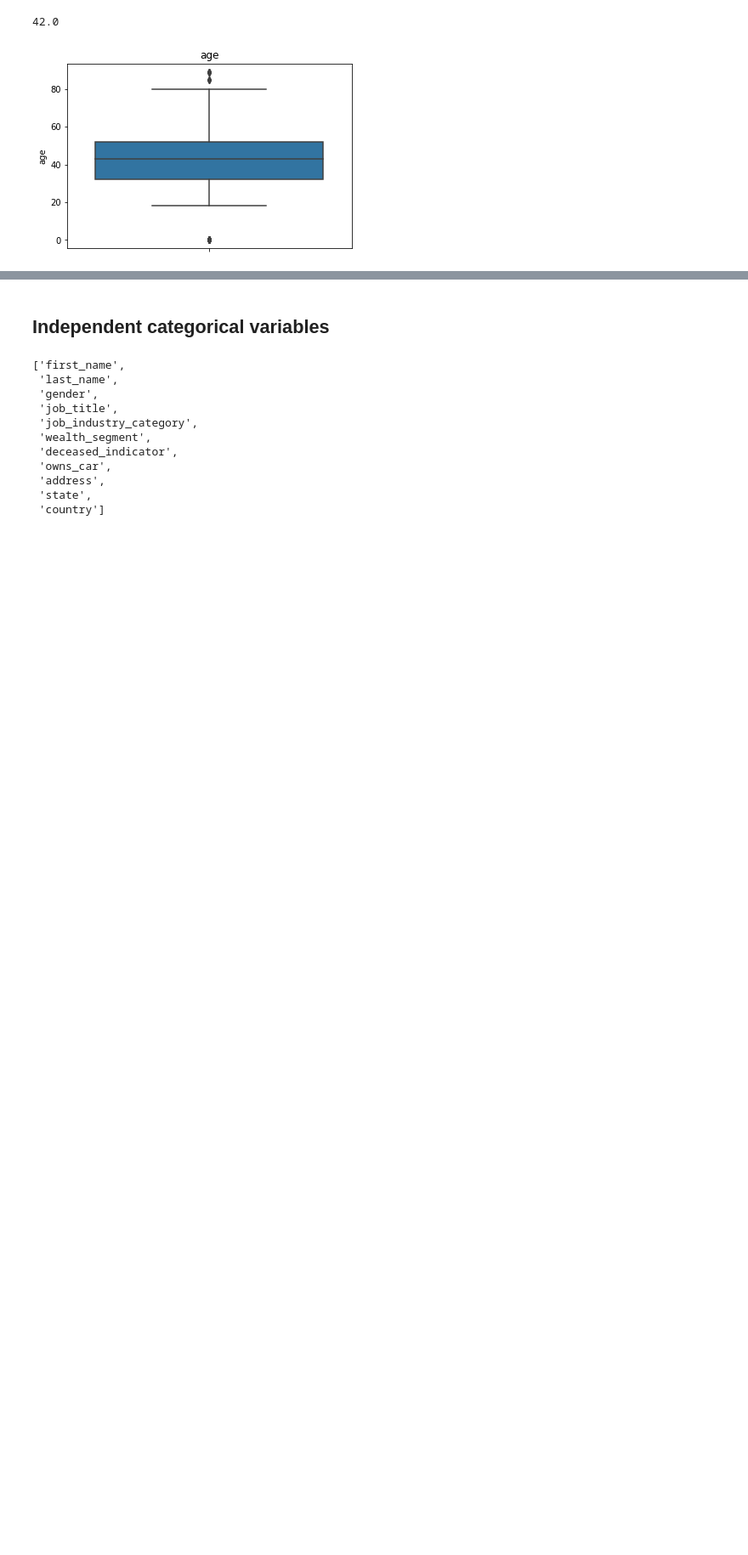
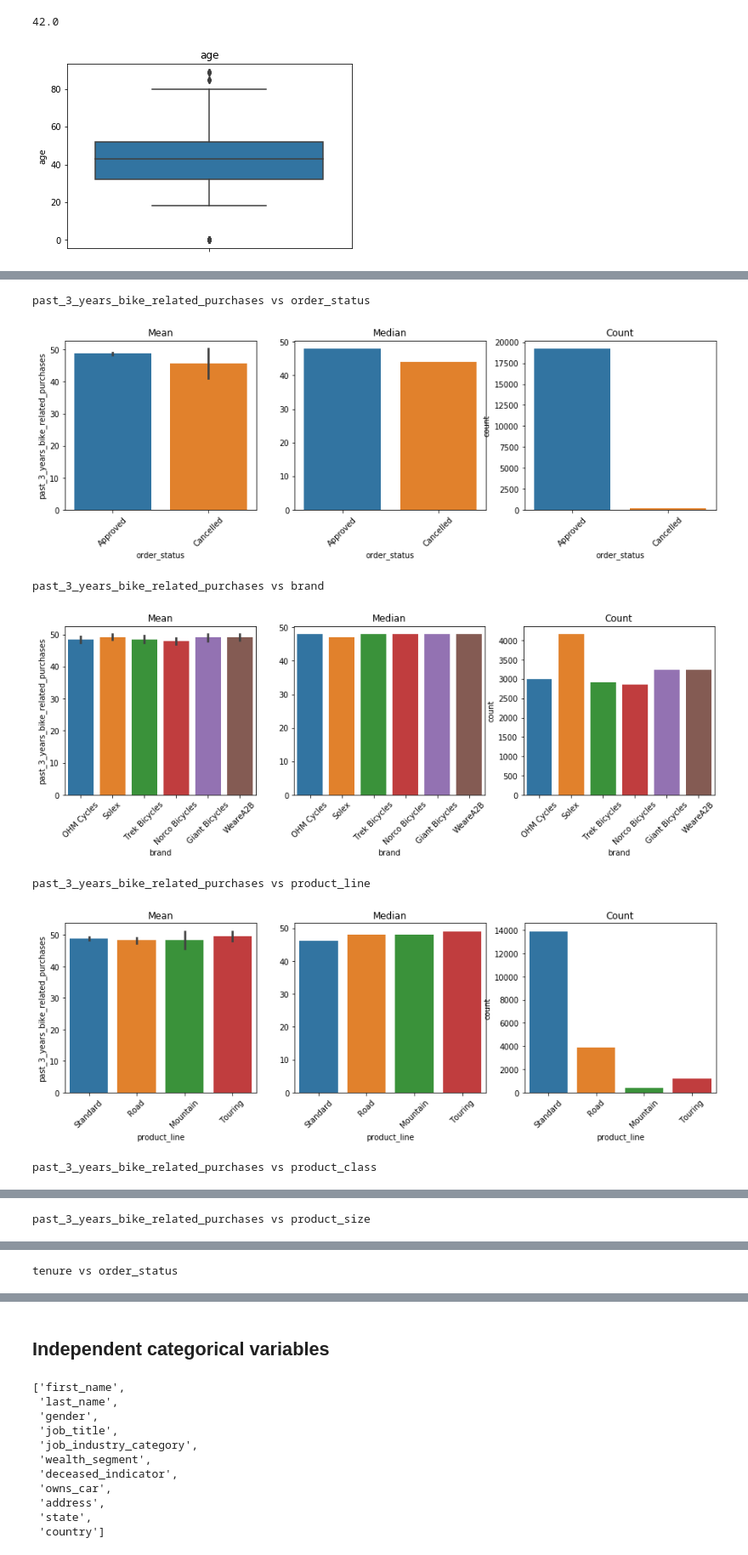
Before and after one commit to prashantlal56/KPMG_virtual_internship, a Jupyter notebook: Task_2.ipynb, the cells around one changed output, grey strips where cells are left out. Shown at 85% size. Cells and saved outputs as stored; diff of their text form; code cells hidden in the pictures; blank space fills up the shorter version.

```diff
--- a/Task_2.ipynb
+++ b/Task_2.ipynb
@@ -277,6 +277,6 @@ df[target_columns].head()
 | 3 | 2017-01-05 | 0.0 | Approved | Norco Bicycles | Standard | medium | medium | ... |
 | 4 | 2017-02-21 | 0.0 | Approved | Solex | Standard | medium | medium | ... |
 # %%
-for var in ['year', 'month', 'weekday']:
-    print(var, df[var].unique())
+for var in df[target_columns].columns:
+    print(var,'->',df[var].nunique())
 # %% [output]
@@ -285,0 +324,5 @@ weekday [5 3 1 4 0 6 2]
+# %%
+target_num = [var for var in target_columns if df[var].dtypes != 'object']
+target_cat = [var for var in target_columns if df[var].dtypes == 'object']
+
+target_num, target_cat
@@ -295,6 +346,12 @@ num_indp_var
  'postcode',
  'property_valuation',
  'age']
+# %%
+num_indp_var = ['past_3_years_bike_related_purchases',
+ 'tenure',
+ 'postcode',
+ 'property_valuation',
+ 'age']
 # %%
 # Distribution of numeric varaibles
 for var in ['past_3_years_bike_related_purchases', 'tenure', 'property_valuation', 'age']:
@@ -381,0 +439,36 @@ target_columns
+# %%
+def indepNum_targetCat_compare(num_var, cat_var, df):
+    print(str(num_var)+' vs '+str(cat_var))
+
+    fig, axes = plt.subplots(nrows=1, ncols=3, figsize = (15,4))
+
+    # Mean
+    chart1 = sns.barplot(x=df[cat_var], y=df[num_var], ax = axes[0])
+    chart1.set_title('Mean')
+    chart1.set_xticklabels(chart1.get_xticklabels(), rotation = 45)
+
+    # Median
+    index = df.groupby(cat_var)[num_var].median().index
+    values = df.groupby(cat_var)[num_var].median().values
+    chart2 = sns.barplot(x=index, y=values, ax=axes[1])
+    chart2.set_title('Median')
+    chart2.set_xticklabels(chart1.get_xticklabels(), rotation = 45)
+
+    # Count
+    chart3 = sns.countplot(df[cat_var], ax = axes[2])
+    chart3.set_title('Count')
+    chart3.set_xticklabels(chart1.get_xticklabels(), rotation = 45)
+
+    plt.show()
+# %%
+for num in num_indp_var:
+    for cat in target_cat:
+        indepNum_targetCat_compare(num, cat, df)
+# %% [output]
+past_3_years_bike_related_purchases vs order_status
+[figure, added]
+past_3_years_bike_related_purchases vs brand
+[figure, added]
+past_3_years_bike_related_purchases vs product_line
+[figure, added]
+past_3_years_bike_related_purchases vs product_class
@@ -381,0 +476 @@ target_columns
+past_3_years_bike_related_purchases vs product_size
@@ -381,0 +478 @@ target_columns
+tenure vs order_status
```
Also changed, not shown: parts of 40 cells of this notebook.
